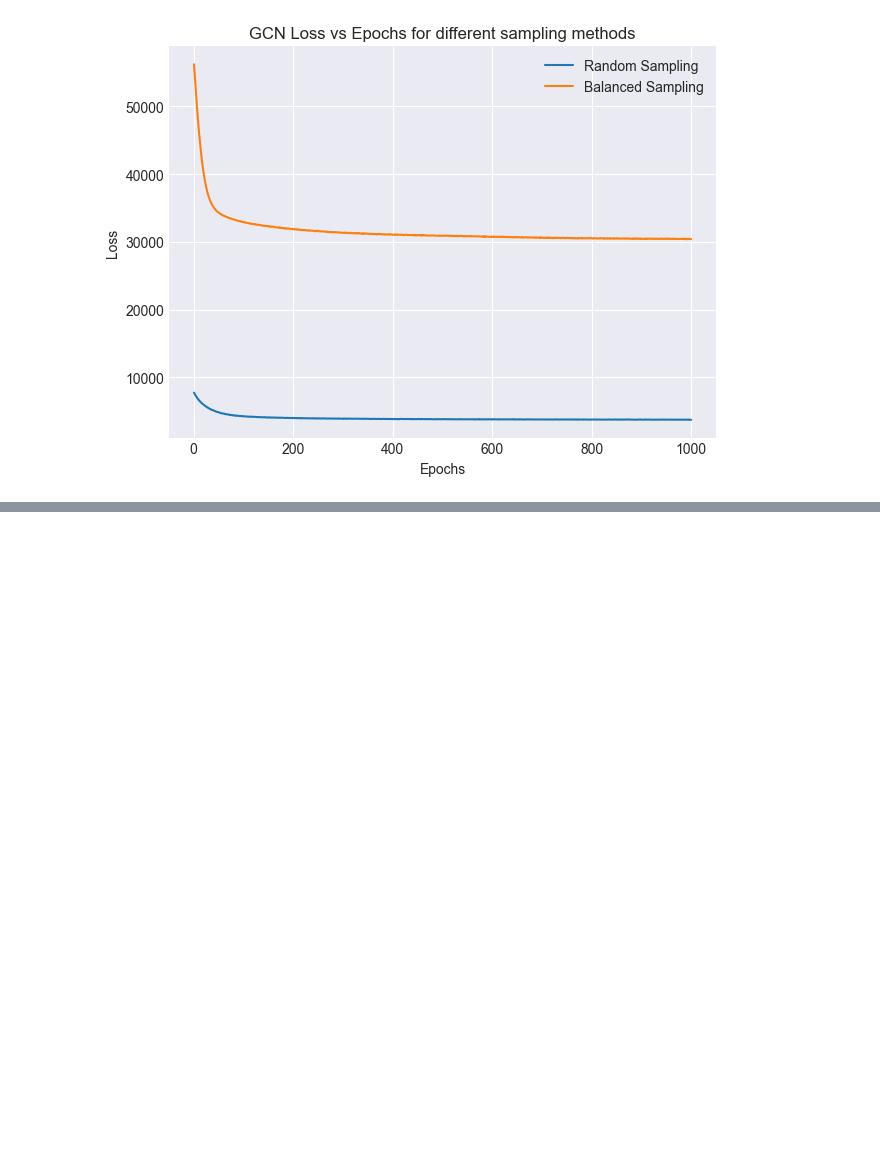
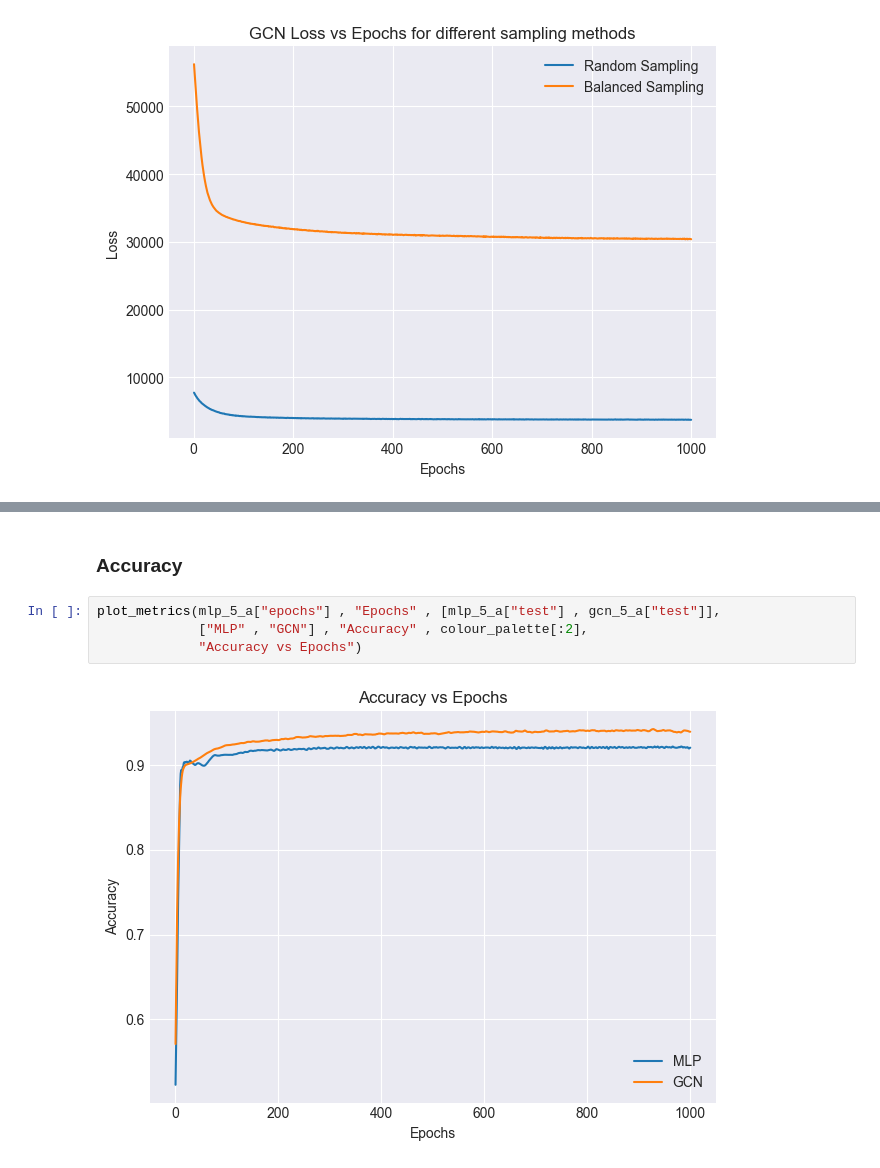
Before and after one commit to sbhardwajgrid/graph-DL, a Jupyter notebook: notebooks/results_evaluation.ipynb, the cells around one changed output, grey strips where cells are left out. Cells and saved outputs as stored; diff of their text form; blank space fills up the shorter version.

```diff
--- a/notebooks/results_evaluation.ipynb
+++ b/notebooks/results_evaluation.ipynb
@@ -105,0 +117,8 @@ plot_metrics(gcn_200_r["epochs"] , "Epochs" , [gcn_200_r["loss"] , gcn_200_b["lo
+# %% [markdown]
+### Accuracy
+# %%
+plot_metrics(mlp_5_a["epochs"] , "Epochs" , [mlp_5_a["test"] , gcn_5_a["test"]],
+             ["MLP" , "GCN"] , "Accuracy" , colour_palette[:2],
+             "Accuracy vs Epochs")
+# %% [output]
+[figure, added]
```
Also changed, not shown: parts of 14 cells of this notebook, 14 other files.
